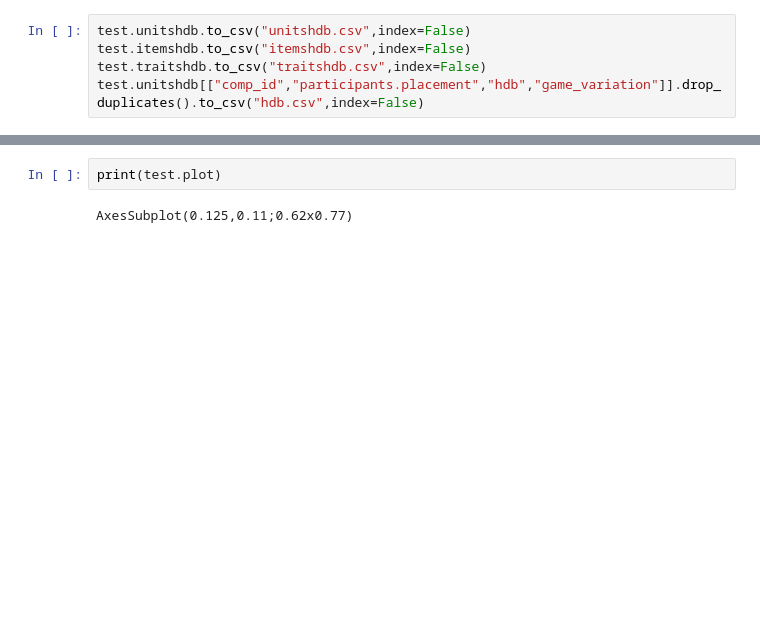
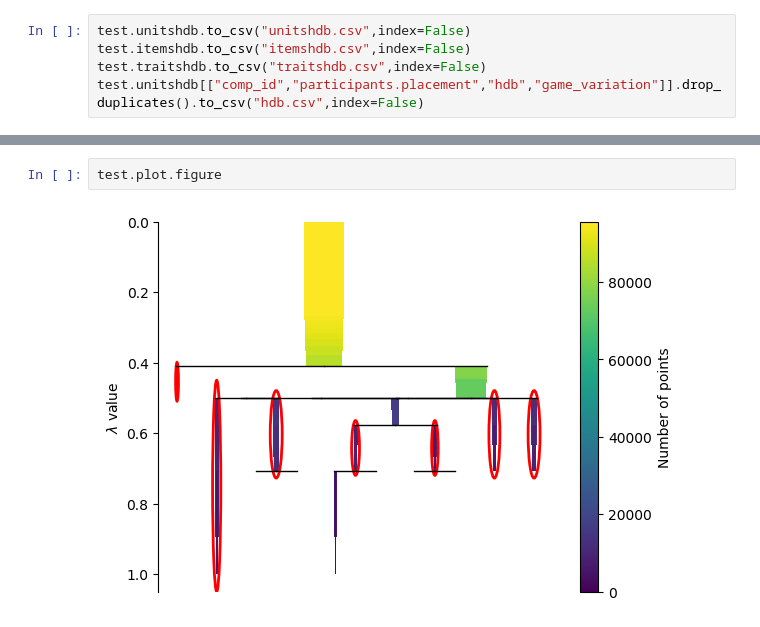
Before and after one commit to JamesYouL2/TFT-Crawler, a Jupyter notebook: test.ipynb, the cells around one changed output, grey strips where cells are left out. Drawn from its saved outputs; the diff is of its cells as text; blank space fills up the shorter version.

Commit message:
print figure

```diff
--- a/test.ipynb
+++ b/test.ipynb
@@ -42,5 +41,5 @@ hdbnumber  hdb
 Name: hdb, dtype: int64
-# %%
-print(test.plot)
-# %% [output]
-AxesSubplot(0.125,0.11;0.62x0.77)
+# %%
+test.plot.figure
+# %% [output]
+[figure, added]
```
Also changed, not shown: parts of 4 cells of this notebook, 1 other file.
